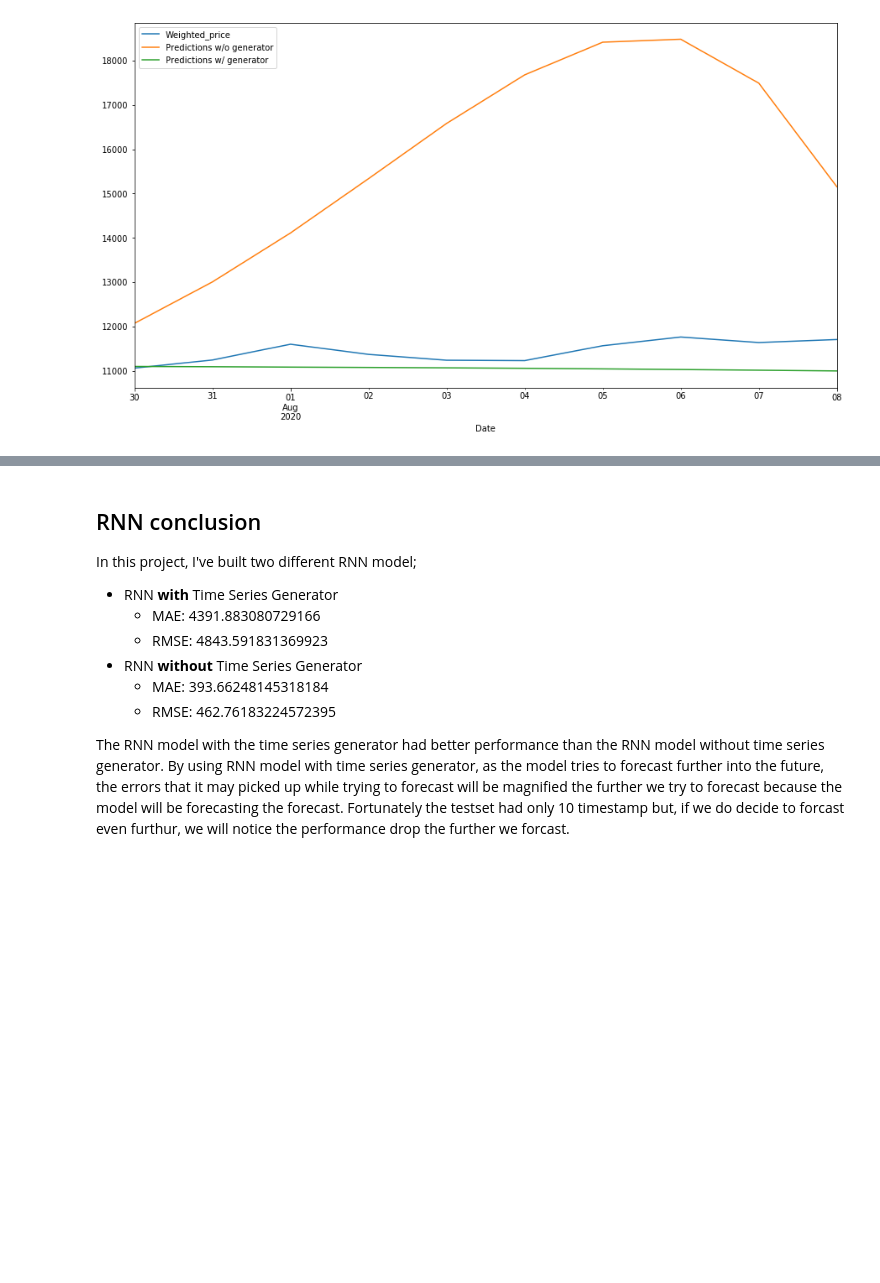
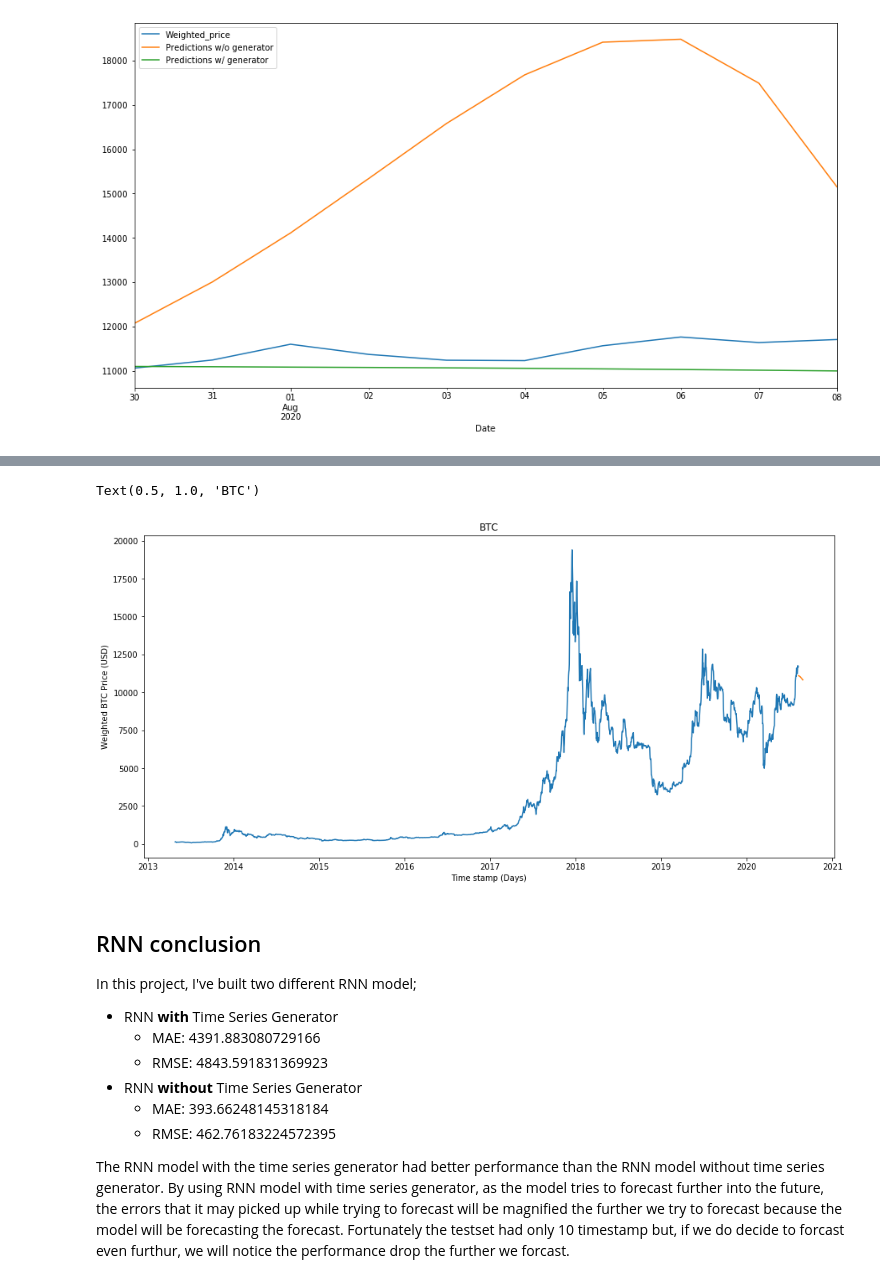
Before and after one commit to HongPhuMagic/ML-Project-3-Bitcoin, a Jupyter notebook: BTC.ipynb, the cells around one changed output, grey strips where cells are left out. Cells and saved outputs as stored; diff of their text form; code cells hidden in the pictures; blank space fills up the shorter version.

```diff
--- a/BTC.ipynb
+++ b/BTC.ipynb
@@ -333,0 +356,9 @@ test.plot(figsize=(15,8))
+# %%
+# Set values between 0-1 to aboid domination of high values
+full_scale = MinMaxScaler(feature_range=(0,1))
+
+# Scaled from training set only to prevent data leakage and any form of cheating
+full_scale.fit(np.array(full_set['Weighted_price']).reshape(-1,1))
+
+# Transform on train and test sets
+full_scaled = full_scale.transform(np.array(full_set['Weighted_price']).reshape(-1,1))
@@ -333,0 +419,17 @@ test.plot(figsize=(15,8))
+# %%
+forecast = full_scale.inverse_transform(forecast)
+# %%
+def date_time():
+    date = []
+    for i in range(20):
+        date.append('Aug ' + str(9+i) + ', 2020')
+    return date
+# %%
+forecasted = pd.DataFrame(data=forecast, columns=['Weighted_price'])
+forecasted['Date'] = date_time()
+
+# Converting 'Date' object to datetime type
+forecasted['Date'] = pd.to_datetime(forecasted['Date'])
+
+con = pd.concat([full_set, forecasted], axis=0)
+con.set_index('Date',inplace=True)
@@ -334,3 +453,19 @@ test.plot(figsize=(15,8))
+# %%
+# Create Figure (empty canvas)
+fig = plt.figure(figsize=[15,7])
+
+# Add set of axes to figure
+axes = fig.add_axes([0.1, 0.1, 0.8, 0.8]) # left, bottom, width, height (range 0 to 1)
+
+# Plot on that set of axes
+axes.plot(full_set.Date, full_set.Weighted_price, '-')
+axes.plot(forecasted.Date, forecasted.Weighted_price, '-')
+axes.set_xlabel('Time stamp (Days)') # Notice the use of set_ to begin methods
+axes.set_ylabel('Weighted BTC Price (USD)')
+axes.set_title('BTC')
+# %% [output]
+Text(0.5, 1.0, 'BTC')
+[figure, added]
 # %% [markdown]
 ## RNN conclusion
 
```
Also changed, not shown: parts of 7 cells of this notebook.
